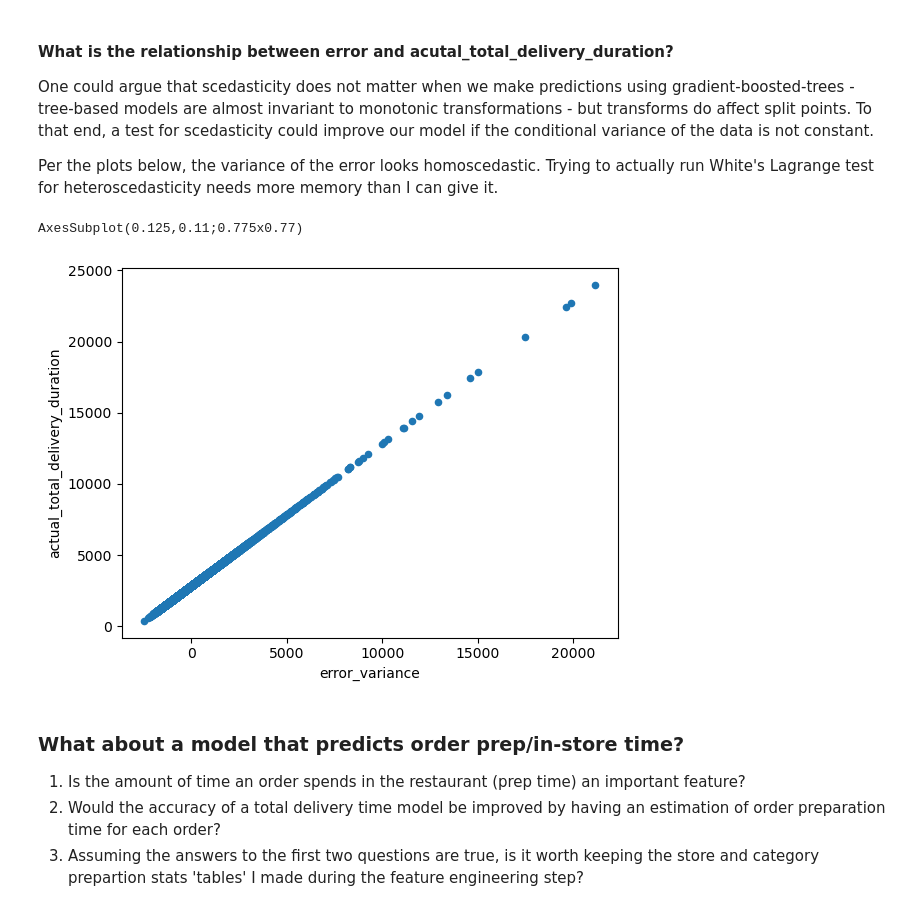
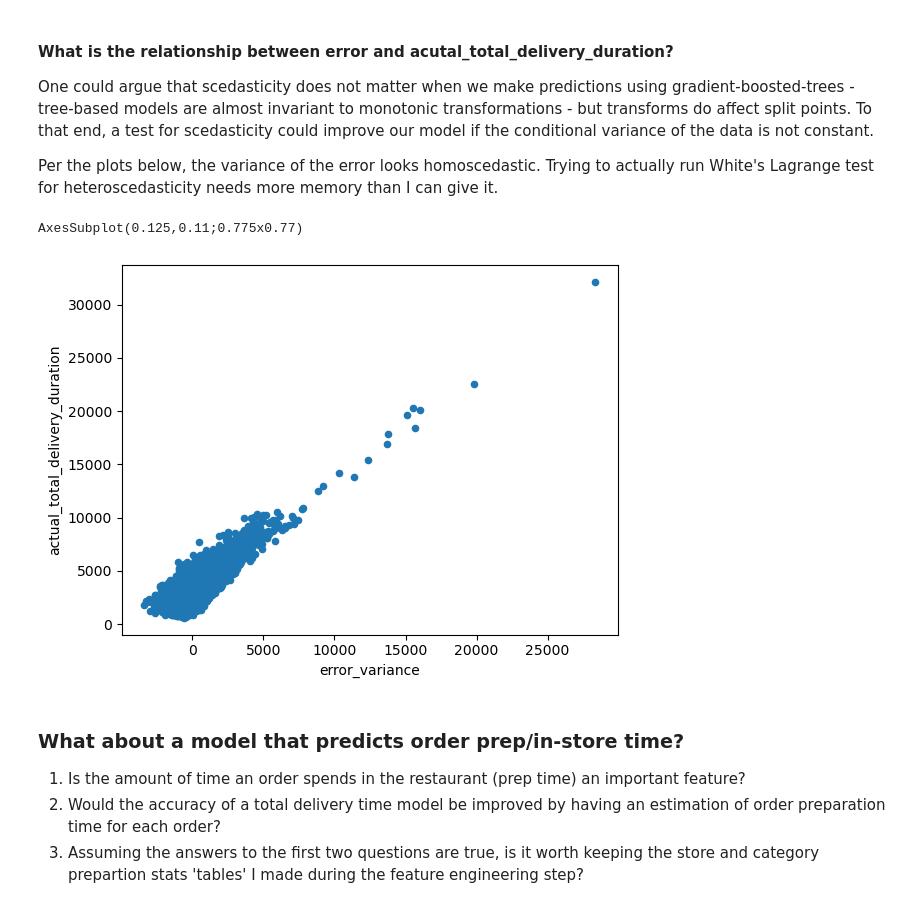
Before and after one commit to Tanag3r/stratascratch_projects, a Jupyter notebook: doordash_delivery_est/doordash_est.ipynb, the cells around one changed output. Cells and saved outputs as stored; diff of their text form; code cells hidden in the pictures.

```diff
--- a/doordash_delivery_est/doordash_est.ipynb
+++ b/doordash_delivery_est/doordash_est.ipynb
@@ -582,15 +591,15 @@ One could argue that scedasticity does not matter when we make predictions using
 Per the plots below, the variance of the error looks homoscedastic. Trying to actually run White's Lagrange test for heteroscedasticity needs more memory than I can give it.
 # %%
 model = auto_xgb_no_reduction[0]
-y_hat = model.predict(base_unscaled_train_test[1])
-error_train_df = base_unscaled_train_test[1].copy()
+y_hat = model.predict(x_holdout)
+error_train_df = x_holdout.copy()
 error_train_df['yhat'] = y_hat.reshape(-1,1)
 error_train_df = error_train_df.join(train_df[['actual_total_delivery_duration']])
 error_train_df['error'] = error_train_df['actual_total_delivery_duration'] - error_train_df['yhat']
 error_train_df['error_variance'] = error_train_df['error'] - error_train_df['error'].mean()
 print(error_train_df.plot.scatter(x='error_variance',y='actual_total_delivery_duration'))
 #error_train_df = error_train_df.drop(columns=['yhat','error','error_variance'])
 # %% [output]
 AxesSubplot(0.125,0.11;0.775x0.77)
-[figure, old version]
+[figure, new version]
 # %%
```
Also changed, not shown: parts of 4 cells of this notebook.
